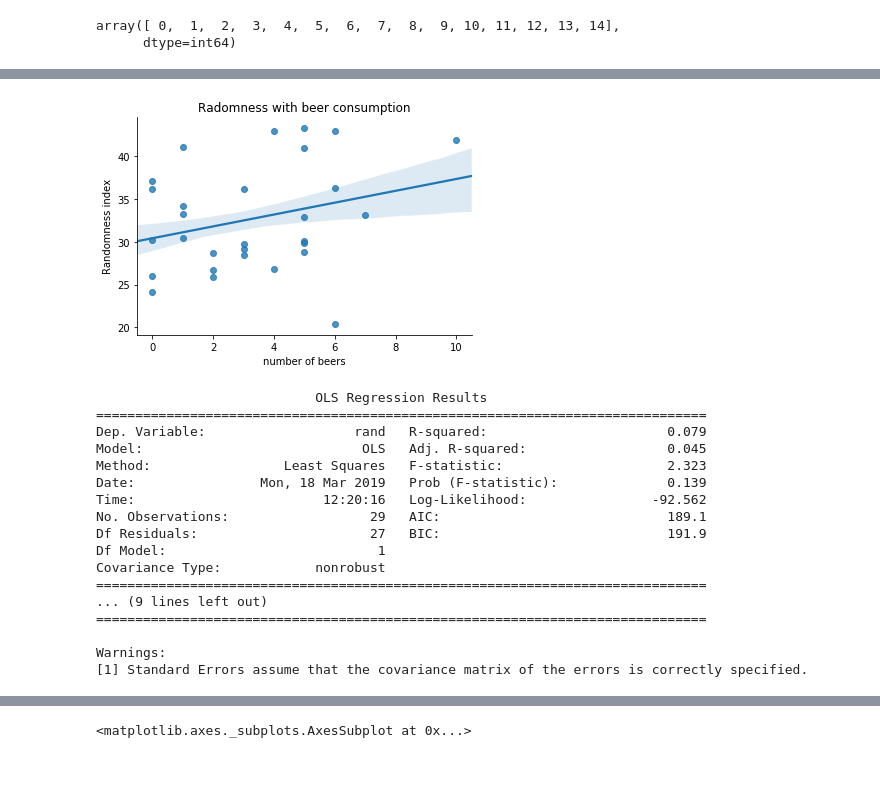
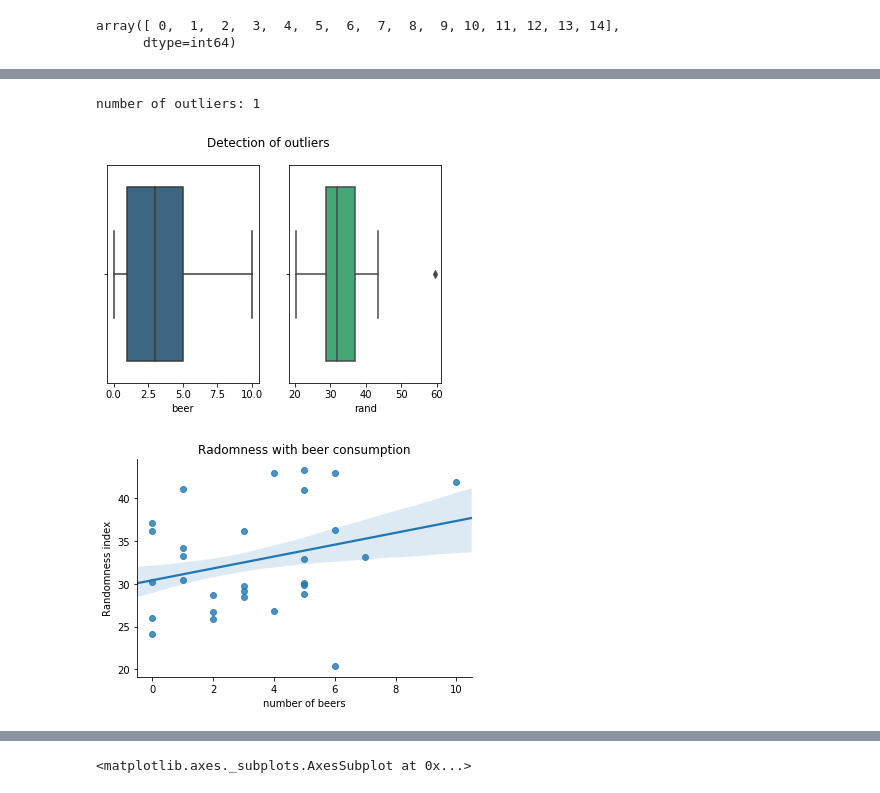
Before and after one commit to davidbestue/Retreat_2019, a Jupyter notebook: R_S_P/Analysis_rsp_alcohol.ipynb, the cells around one changed output, grey strips where cells are left out. Saved outputs shown, nothing was run; the diff lists cells and outputs as text; code cells hidden in the pictures.

```diff
--- a/R_S_P/Analysis_rsp_alcohol.ipynb
+++ b/R_S_P/Analysis_rsp_alcohol.ipynb
@@ -139,29 +99,7 @@ dtype: bool
 # %%
-beer_n = []
-r_value=[]
-winner=[]
-
-for r in df['rounds'].unique():
-    r_value.append(df.loc[df['rounds']==r,'randomness_p1'].iloc[0])
-    r_value.append(df.loc[df['rounds']==r, 'randomness_p2'].iloc[0])
-    beer_n.append(df.loc[df['rounds']==r, 'b_p1'].iloc[0])
-    beer_n.append(df.loc[df['rounds']==r, 'b_p2'].iloc[0])
-
-
-df_b_r = pd.DataFrame({'beer': beer_n, 'rand': r_value})
-
-# def remove_outlier(df_in, col_name):
-#     q1 = df_in[col_name].quantile(0.25)
-#     q3 = df_in[col_name].quantile(0.75)
-#     iqr = q3-q1 #Interquartile range
-#     fence_low  = q1-1.5*iqr
-#     fence_high = q3+1.5*iqr
-#     df_out = df_in.loc[(df_in[col_name] > fence_low) & (df_in[col_name] < fence_high)]
-#     return df_out
-
 
 def remove_outlier_mult_columns(df_in, col_names):
-    ### column names is a list
+    ### column names is a list of the columns to remove outliers
     outliers_booleans = []
     for col_name in col_names:
         q1 = df_in[col_name].quantile(0.25)
@@ -172,56 +110,48 @@ def remove_outlier_mult_columns(df_in, col_names):
         #
         inf_outliers = df_in[col_name] < fence_low ## outliers = 1
         sup_outliers = df_in[col_name] > fence_high ## outliers = 1
         outliers_booleans.append ( inf_outliers + sup_outliers )
 
     outliers_bool = sum(outliers_booleans)
     outliers_bool[outliers_bool>=1] = 1
+    print( 'number of outliers: ' + str(sum(outliers_bool)) )
     outliers_bool = outliers_bool == 0
+
+    ###boxplots of outliers
+    fig = plt.figure()
+    fig.suptitle('Detection of outliers')
+    pallete = sns.color_palette("viridis", n_colors=len(col_names), desat=1).as_hex()
+    for idx,col_name in enumerate(col_names):
+        ax1 = fig.add_subplot(1,len(col_names),idx+1)
+        sns.boxplot(df_b_r[col_name], orient="h", ax=ax1, color=pallete[idx])
+
+    ##
+    plt.show()
+
+
     return df_in[outliers_bool]
 
 
+##
 
 df_b_r = remove_outlier_mult_columns( df_b_r, ['beer','rand'])
-
-# remove_pos_rand = df_b_r['rand']< df_b_r['rand'].mean() - 3*df_b_r['rand'].std()
-# remove_neg_rand = df_b_r['rand']> df_b_r['rand'].mean() + 3*df_b_r['rand'].std()
-# remove_pos_beer = df_b_r['beer']< df_b_r['beer'].mean() - 3*df_b_r['beer'].std()
-# remove_neg_beer = df_b_r['beer']> df_b_r['beer'].mean() + 3*df_b_r['beer'].std()
-# out_boolean= remove_pos_rand+remove_neg_rand+remove_pos_beer+remove_neg_beer
-# df_b_r = df_b_r[~out_boolean]
-
 
 
 sns.regplot(df_b_r['beer'], df_b_r['rand'], ci=68, fit_reg=True)
 plt.title('Radomness with beer consumption')
 plt.xlabel('number of beers')
 plt.ylabel('Randomness index')
 plt.gca().spines['right'].set_visible(False)
 plt.gca().spines['top'].set_visible(False)
 plt.gca().get_xaxis().tick_bottom()
 plt.gca().get_yaxis().tick_left()
 plt.show()
 
 
 #ols
 mod = ols('rand ~ beer', data=df_b_r).fit()
 print(mod.summary())
 # %% [output]
+number of outliers: 1
-[figure, old version]
+[figure, new version]
-                            OLS Regression Results
-==============================================================================
-Dep. Variable:                   rand   R-squared:                       0.079
-Model:                            OLS   Adj. R-squared:                  0.045
-Method:                 Least Squares   F-statistic:                     2.323
-Date:                Mon, 18 Mar 2019   Prob (F-statistic):              0.139
-Time:                        12:20:16   Log-Likelihood:                -92.562
-No. Observations:                  29   AIC:                             189.1
-Df Residuals:                      27   BIC:                             191.9
-Df Model:                           1
-Covariance Type:            nonrobust
-==============================================================================
-... (9 lines left out)
-==============================================================================
-
-Warnings:
-[1] Standard Errors assume that the covariance matrix of the errors is correctly specified.
+[figure, added]
```
Also changed, not shown: parts of 3 cells of this notebook.
